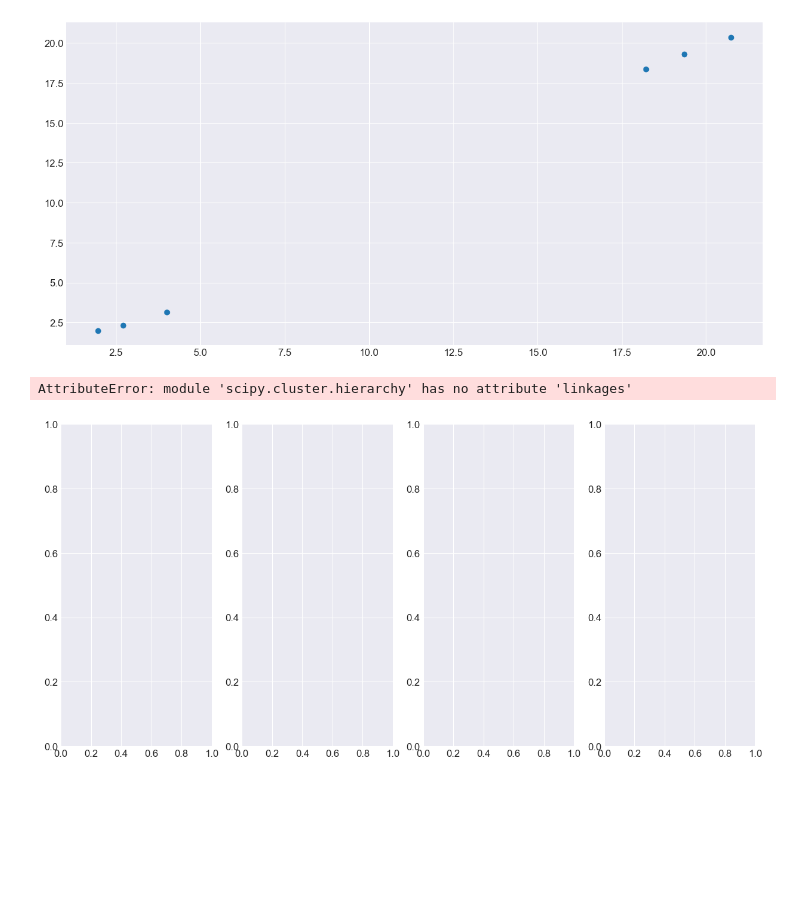
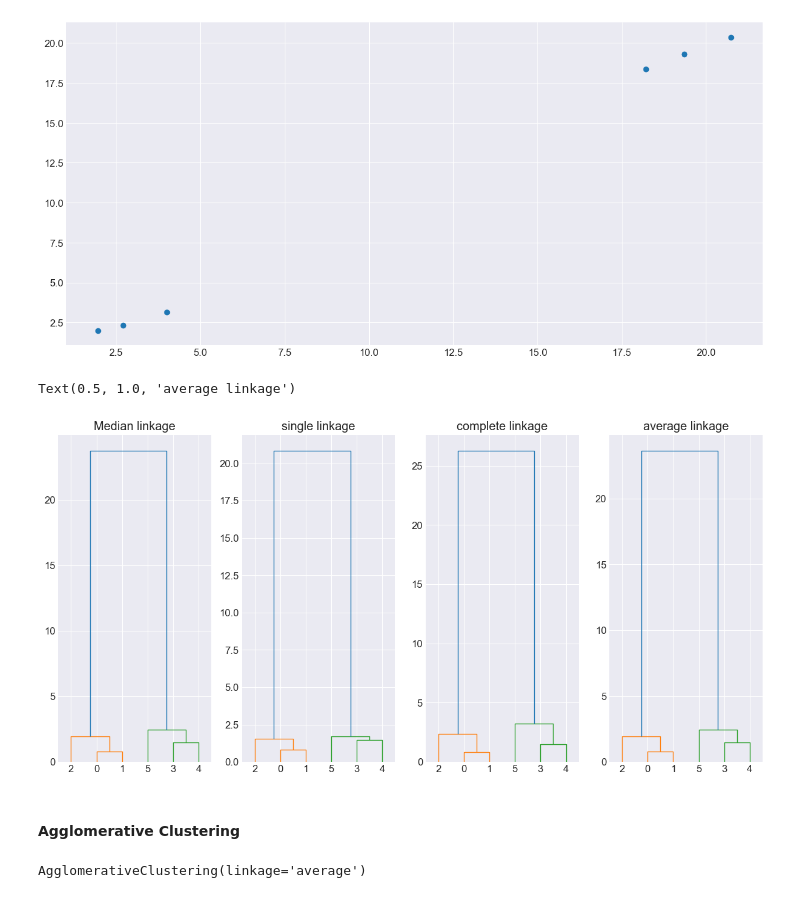
Before and after one commit to ojassannak/Machine_Learn, a Jupyter notebook: unsupervised.ipynb, the cells around one changed output. Cells and saved outputs as stored; diff of their text form; code cells hidden in the pictures; blank space fills up the shorter version.

```diff
--- a/unsupervised.ipynb
+++ b/unsupervised.ipynb
@@ -65,9 +65,44 @@ plt.scatter(x_axis, y_axis);
 # %%
 fig, axes =plt.subplots(1,4)
 
 #finding centroid by median
+# centroid  median of the point
+Z_median = sch.linkage(data_df, method = 'median')
 
-Z_median = sch.linkages()
+# shortest distance between any two points
+Z_single = sch.linkage(data_df, method = 'single')
+
+#Maximum distance  between two points
+Z_complete = sch.linkage(data_df, method = 'complete')
+
+#Average distance  between two points
+Z_avg = sch.linkage(data_df, method = 'average')
+
+ax = axes[0]
+den = sch.dendrogram(Z_median, ax = ax)
+ax.set_title("Median linkage")
+
+ax = axes[1]
+den = sch.dendrogram(Z_single, ax = ax)
+ax.set_title("single linkage")
+
+ax = axes[2]
+den = sch.dendrogram(Z_complete, ax = ax)
+ax.set_title("complete linkage")
+
+ax = axes[3]
+den = sch.dendrogram(Z_avg, ax = ax)
+ax.set_title("average linkage")
 # %% [output]
-AttributeError: module 'scipy.cluster.hierarchy' has no attribute 'linkages'
+Text(0.5, 1.0, 'average linkage')
-[figure, old version]
+[figure, new version]
+# %% [markdown]
+<h4>Agglomerative Clustering</h4>
+# %%
+cluster_H = AgglomerativeClustering(n_clusters = 2, linkage = "average")
+
+model_cluster = cluster_H.fit(data_df)
+
+display(model_cluster)
+# %% [output]
+AgglomerativeClustering(linkage='average')
```
Also changed, not shown: parts of 18 cells of this notebook, 2 other files.
